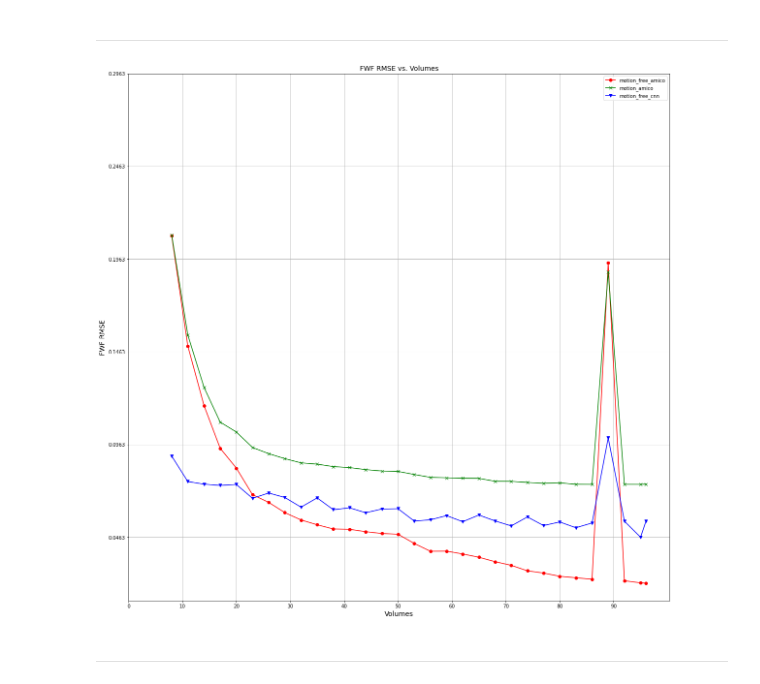
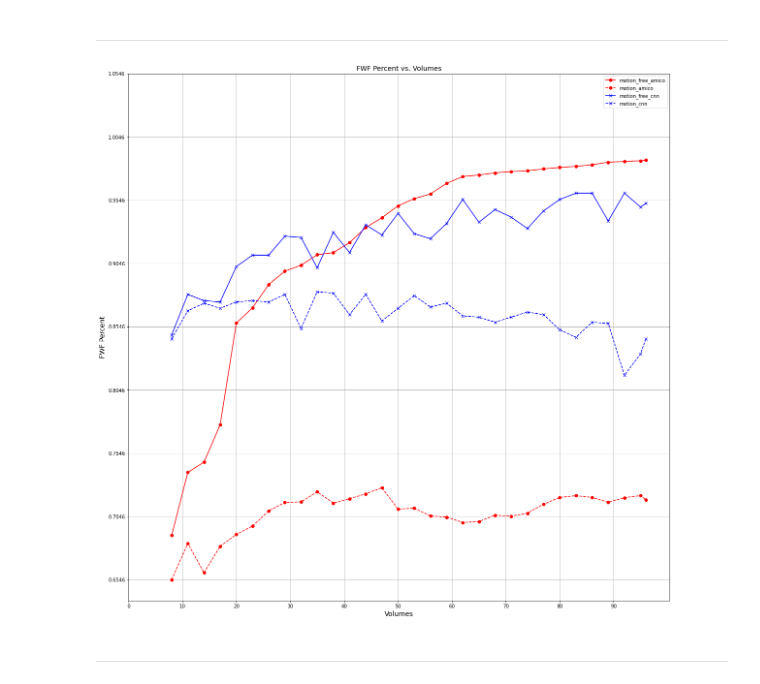
Before and after one commit to Victorvv-1024/IndividualProject, a Jupyter notebook: MedICSS2021_/Net/new_experiment_1_result.ipynb, the cells around one changed output. Cells and saved outputs as stored; diff of their text form; code cells hidden in the pictures.

```diff
--- a/MedICSS2021_/Net/new_experiment_1_result.ipynb
+++ b/MedICSS2021_/Net/new_experiment_1_result.ipynb
@@ -704,21 +453,49 @@ motion_ami_fwf = [x[2] for x in motion_ami_rmse]
 motion_cnn_fwf = [x[2] for x in motion_cnn_rmse]
+# %%
+# FWF Percent value
+motion_free_ami_fwf = [x[2] for x in motion_free_percent]
+motion_ami_fwf = [x[2] for x in motion_ami_percent]
+
+motion_free_cnn_fwf = [x[2] for x in motion_free_cnn_percent]
+motion_cnn_fwf = [x[2] for x in motion_cnn_percent]
 # %%
-# plot graphs
+# plot RMSE graphs
 plt.figure(figsize=(20,20))
-plt.plot(volumes, motion_free_ami_fwf, color='red', marker='o') # motion-free ami is red
-plt.plot(volumes, motion_ami_fwf, color='green', marker='x') # motion ami is green
-plt.plot(volumes, motion_cnn_fwf, color='blue', marker='v') # motion cnn is blue
+plt.plot(volumes, motion_free_ami_fwf, color='red', marker='o')
+plt.plot(volumes, motion_ami_fwf, color='red', marker='o', linestyle='dashed')
+
+plt.plot(volumes, motion_free_cnn_fwf, color='blue', marker='x')
+plt.plot(volumes, motion_cnn_fwf, color='blue', marker='x', linestyle='dashed')
+
 plt.title('FWF RMSE vs. Volumes', fontsize=14)
 plt.xlabel('Volumes', fontsize=14)
 plt.xticks( range(0,100,10) )   # Put x axis ticks every 10 units.
 plt.ylabel('FWF RMSE', fontsize=14)
-plt.yticks(np.arange(min(motion_cnn_fwf), max(motion_ami_fwf)+0.1, 0.05))
-plt.legend(['motion_free_amico', 'motion_amico', 'motion_free_cnn'], loc='upper right')
+plt.yticks(np.arange(min(motion_free_cnn_fwf), max(motion_ami_fwf)+0.1, 0.05))
+plt.legend(['motion_free_amico', 'motion_amico', 'motion_free_cnn', 'motion_cnn'], loc='upper right')
 plt.grid(True)
 # save picture
-plt.savefig(os.path.join('/home/vw/Data/IndividualProject/MedICSS2021_/Net/new_exp1_results/s3', 'fwf_performance.jpg'),transparent=True)
+plt.savefig(os.path.join('/home/vw/Data/IndividualProject/MedICSS2021_/Net/new_exp1_results/s4', 'fwf_performance.jpg'),transparent=True)
-# %% [output]
-[figure, removed]
+# %%
+# plot Percent graphs
+plt.figure(figsize=(20,20))
+plt.plot(volumes, motion_free_ami_fwf, color='red', marker='o')
+plt.plot(volumes, motion_ami_fwf, color='red', marker='o', linestyle='dashed')
+
+plt.plot(volumes, motion_free_cnn_fwf, color='blue', marker='x')
+plt.plot(volumes, motion_cnn_fwf, color='blue', marker='x', linestyle='dashed')
+
+plt.title('FWF Percent vs. Volumes', fontsize=14)
+plt.xlabel('Volumes', fontsize=14)
+plt.xticks( range(0,100,10) )   # Put x axis ticks every 10 units.
+plt.ylabel('FWF Percent', fontsize=14)
+plt.yticks(np.arange(min(motion_ami_fwf), max(motion_free_cnn_fwf)+0.1, 0.05))
+plt.legend(['motion_free_amico', 'motion_amico', 'motion_free_cnn', 'motion_cnn'], loc='upper right')
+plt.grid(True)
+# save picture
+plt.savefig(os.path.join('/home/vw/Data/IndividualProject/MedICSS2021_/Net/new_exp1_results/s4', 'fwf_performance_percent.jpg'),transparent=True)
+# %% [output]
+[figure, added]
 # %% [markdown]
 ---------------
 # %%
```
Also changed, not shown: parts of 96 cells of this notebook.
